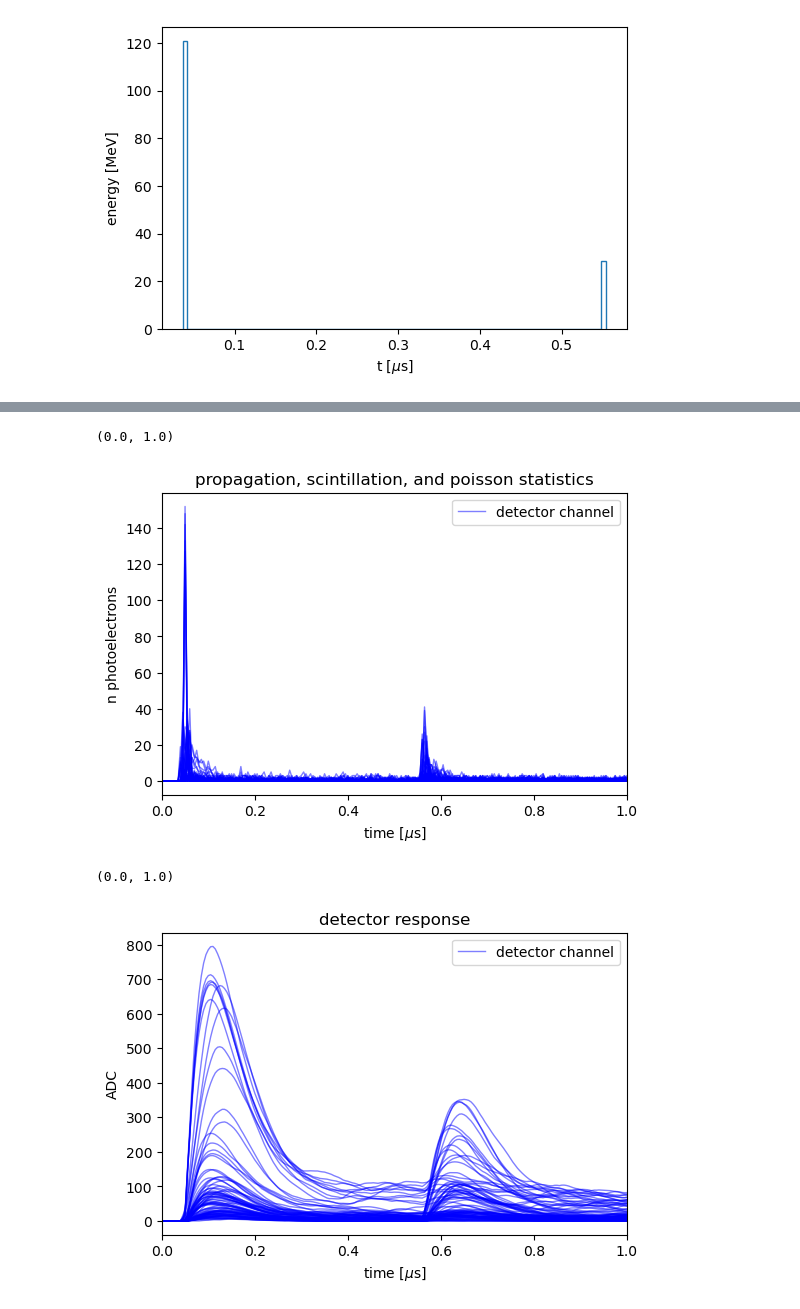
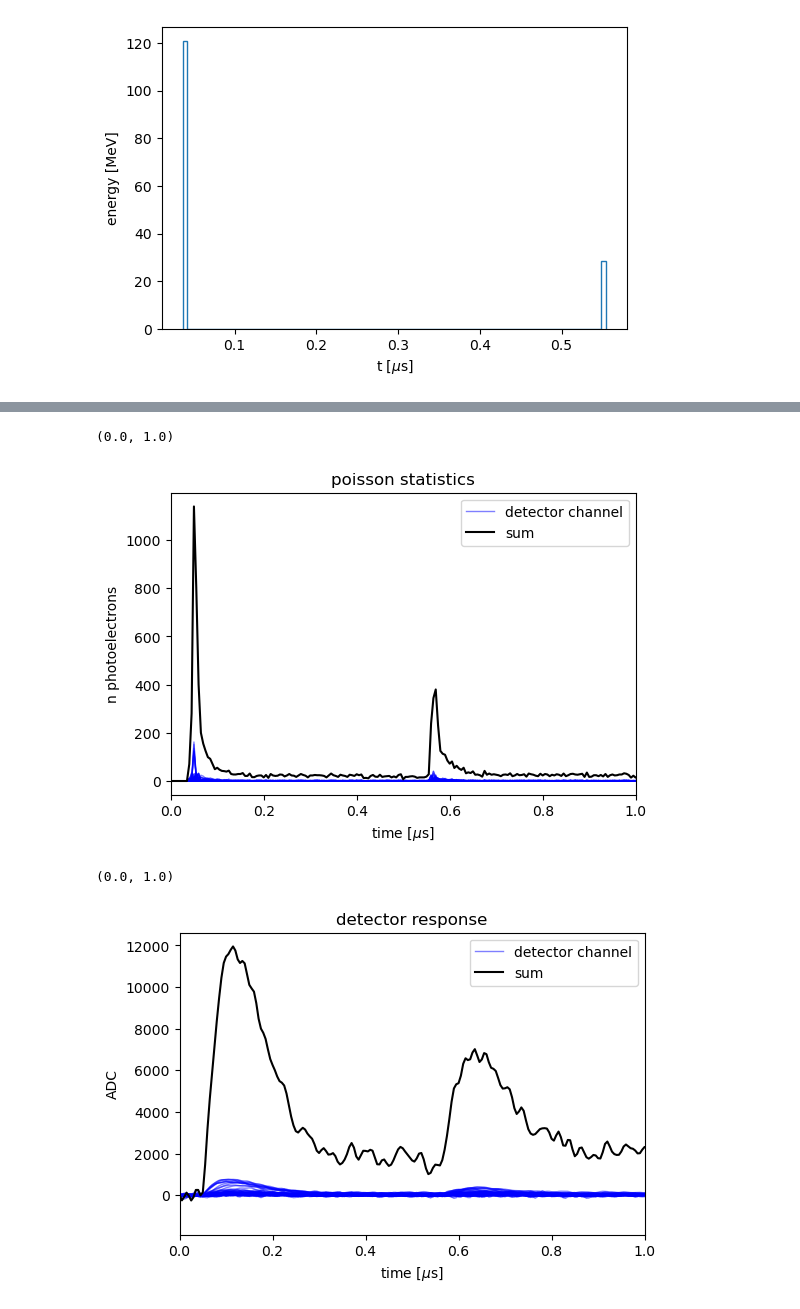
Before and after one commit to DUNE/larnd-sim, a Jupyter notebook: examples/Light signals.ipynb, the cells around one changed output, grey strips where cells are left out. Drawn from its saved outputs; the diff is of its cells as text; code cells hidden in the pictures.

Commit message:
Add light detector noise

```diff
--- a/examples/Light signals.ipynb
+++ b/examples/Light signals.ipynb
@@ -67,6 +67,7 @@ response_file = '../larndsim/bin/response_44.npy'
 bad_channels = '../larndsim/detector_properties/module0_bad_channels.json'
 pixel_thresholds_file = None
 light_lut_filename = '../larndsim/bin/lightLUT.npy'
+light_det_noise_filename = '../larndsim/bin/light_noise.npy'
 
 input_filename = '../edep.9951.h5'
 # %%
@@ -470,34 +471,36 @@ for idet in range(light_sample_inc_disc.shape[0]):
     plt.plot(np.arange(light_sample_inc_disc.shape[1]) * LIGHT_TICK_SIZE + light_t_start, light_sample_inc_disc[idet].get(),
              label='detector channel' if idet == 0 else None, color='b', lw=1, alpha=0.5)
 
-# plt.plot(np.arange(light_sample_inc_disc.shape[1]) * LIGHT_TICK_SIZE + light_t_start, light_sample_inc_disc.sum(axis=0).get(),
-#          label='sum', color='k')
+plt.plot(np.arange(light_sample_inc_disc.shape[1]) * LIGHT_TICK_SIZE + light_t_start, light_sample_inc_disc.sum(axis=0).get(),
+         label='sum', color='k')
 plt.xlabel(r'time [$\mu$s]')
 plt.ylabel('n photoelectrons')
 plt.legend()
-plt.title('propagation, scintillation, and poisson statistics')
+plt.title('poisson statistics')
 plt.xlim(0,1)
 # plt.yscale('log')
 # %% [output]
 (0.0, 1.0)
-[figure, old version]
+[figure, new version]
 # %%
 RangePush("sim_light_det_response")
+light_noise = np.load(light_det_noise_filename)
 light_response = cp.zeros_like(light_sample_inc)
 light_sim.calc_light_detector_response[BPG, TPB](light_sample_inc_disc, light_response)
+light_response += cp.array(light_sim.gen_light_detector_noise(light_response.shape, light_noise))
 RangePop()
 # %%
 plt.figure(dpi=100)
 for idet in range(light_response.shape[0]):
     plt.plot(np.arange(light_response.shape[1]) * LIGHT_TICK_SIZE + light_t_start, light_response[idet].get(),
              label='detector channel' if idet == 0 else None, color='b', lw=1, alpha=0.5)
-# plt.plot(np.arange(light_response.shape[1]) * LIGHT_TICK_SIZE + light_t_start, light_response.sum(axis=0).get(),
-#          label='sum', color='k')
+plt.plot(np.arange(light_response.shape[1]) * LIGHT_TICK_SIZE + light_t_start, light_response.sum(axis=0).get(),
+         label='sum', color='k')
 plt.xlabel(r'time [$\mu$s]')
 plt.ylabel('ADC')
 plt.legend()
 plt.title('detector response')
 plt.xlim(0,1)
 # %% [output]
 (0.0, 1.0)
-[figure, old version]
+[figure, new version]
```
Also changed, not shown: parts of 4 cells of this notebook, 3 other files.
